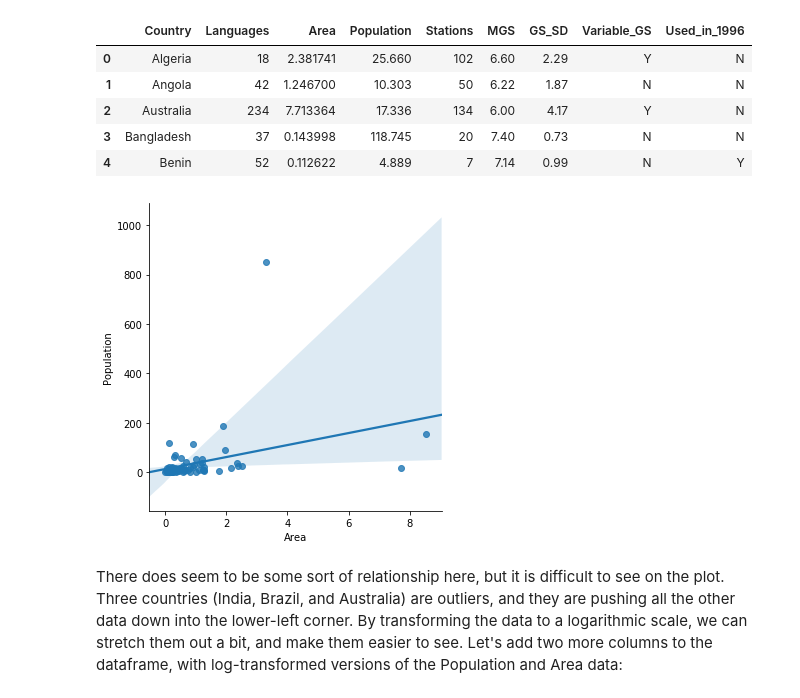
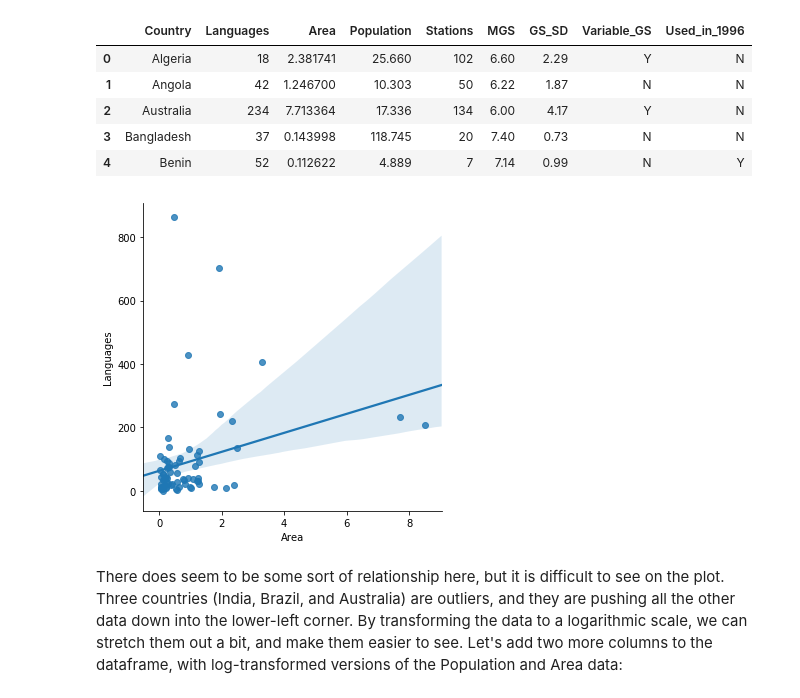
Before and after one commit to ethanweed/ethanweed.github.io, a Jupyter notebook: python-tutorials/analyzing-linear-relationships.ipynb, the cells around one changed output. Cells and saved outputs as stored; diff of their text form; code cells hidden in the pictures.

```diff
--- a/python-tutorials/analyzing-linear-relationships.ipynb
+++ b/python-tutorials/analyzing-linear-relationships.ipynb
@@ -42,12 +42,12 @@ df.head()
 # %%
 import seaborn as sns
 import matplotlib.pyplot as plt
 %matplotlib inline
 import numpy as np
 
-ax = sns.lmplot(x = "Area", y = "Population", data = df)
+ax = sns.lmplot(x = "Area", y = "Languages", data = df)
 # %% [output]
-[figure, old version]
+[figure, new version]
 # %% [markdown]
 There does seem to be some sort of relationship here, but it is difficult to see on the plot. Three countries (India, Brazil, and Australia) are outliers, and they are pushing all the other data down into the lower-left corner. By transforming the data to a logarithmic scale, we can stretch them out a bit, and make them easier to see. Let's add two more columns to the dataframe, with log-transformed versions of the Population and Area data:
 # %%
```
Also changed, not shown: parts of 3 cells of this notebook, 1 other file.
